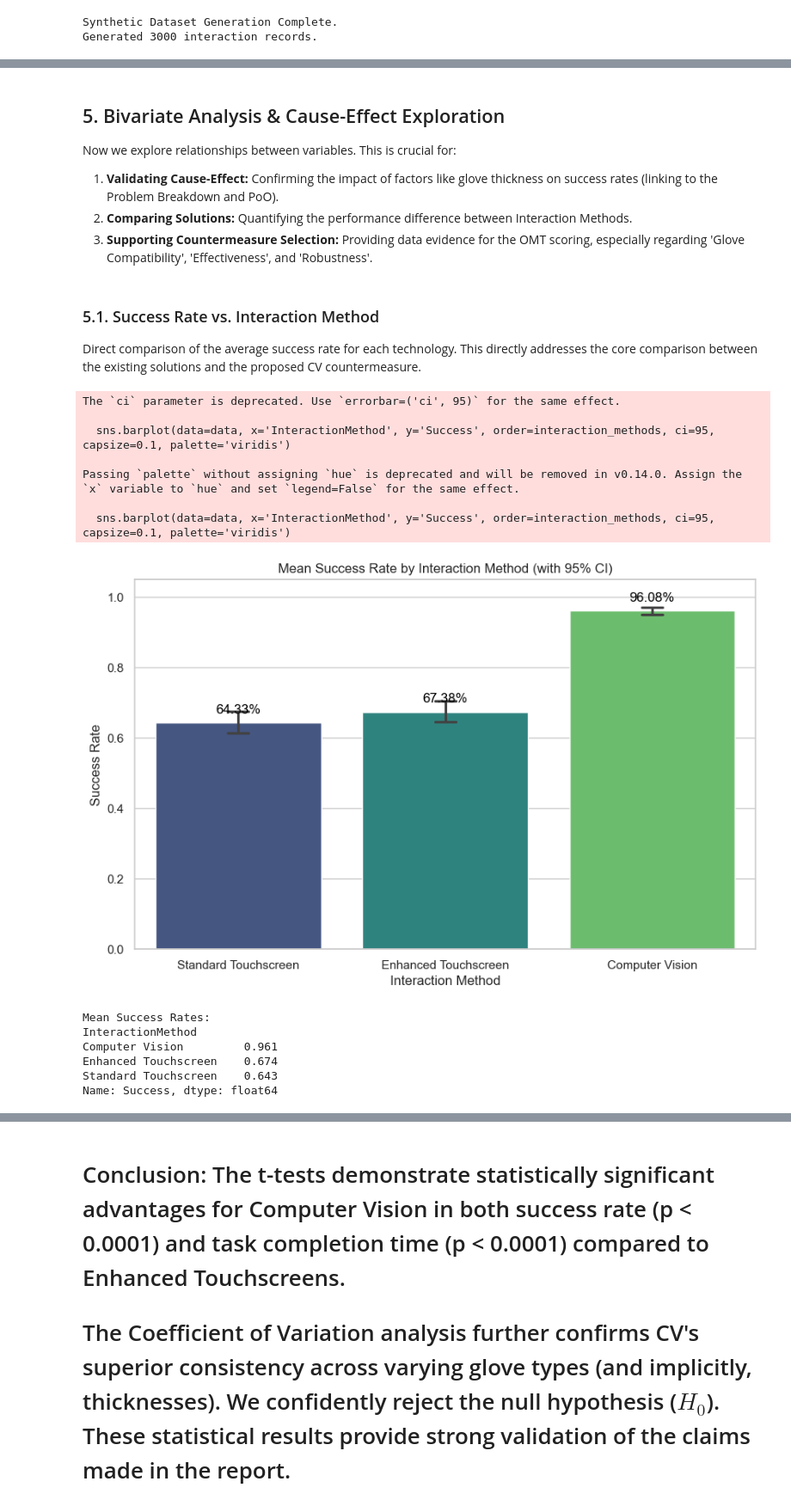
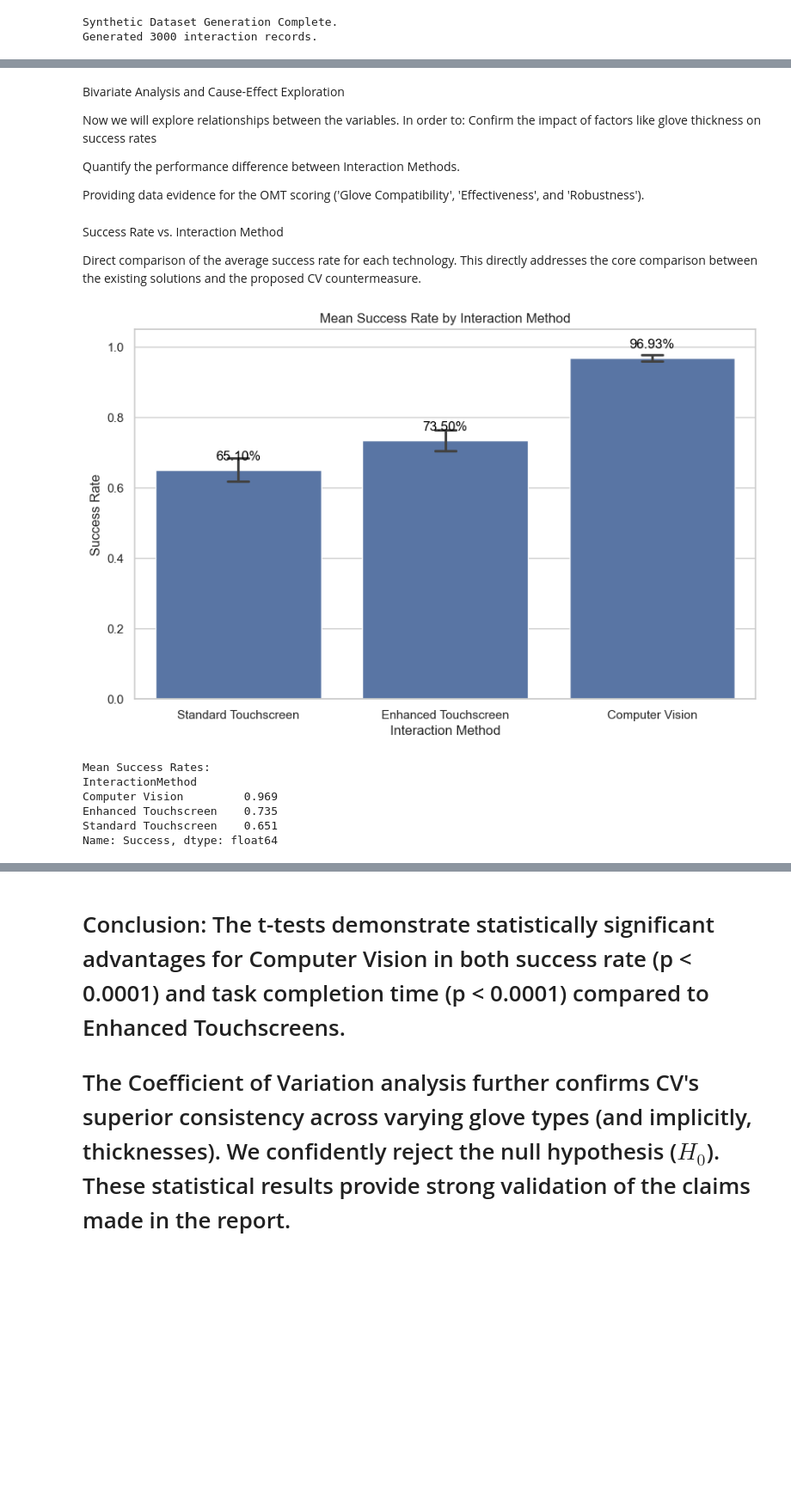
Before and after one commit to NoSkhil/gestureDetection, a Jupyter notebook: statistical_analysis.ipynb, the cells around one changed output, grey strips where cells are left out. Shown at 86% size. Cells and saved outputs as stored; diff of their text form; code cells hidden in the pictures; blank space fills up the shorter version.

```diff
--- a/statistical_analysis.ipynb
+++ b/statistical_analysis.ipynb
@@ -276,46 +273,41 @@ plt.show()
 # %% [markdown]
-## 5. Bivariate Analysis & Cause-Effect Exploration
+Bivariate Analysis and Cause-Effect Exploration
 
-Now we explore relationships between variables. This is crucial for:
-1.  **Validating Cause-Effect:** Confirming the impact of factors like glove thickness on success rates (linking to the Problem Breakdown and PoO).
-2.  **Comparing Solutions:** Quantifying the performance difference between Interaction Methods.
-3.  **Supporting Countermeasure Selection:** Providing data evidence for the OMT scoring, especially regarding 'Glove Compatibility', 'Effectiveness', and 'Robustness'.
+Now we will explore relationships between the variables. In order to:
+Confirm the impact of factors like glove thickness on success rates
+
+Quantify the performance difference between Interaction Methods.
+
+Providing data evidence for the OMT scoring ('Glove Compatibility', 'Effectiveness', and 'Robustness').
 # %% [markdown]
-### 5.1. Success Rate vs. Interaction Method
+Success Rate vs. Interaction Method
 
 Direct comparison of the average success rate for each technology. This directly addresses the core comparison between the existing solutions and the proposed CV countermeasure.
 # %%
 plt.figure(figsize=(10, 6))
-sns.barplot(data=data, x='InteractionMethod', y='Success', order=interaction_methods, ci=95, capsize=0.1, palette='viridis')
-plt.title('Mean Success Rate by Interaction Method (with 95% CI)')
+sns.barplot(data=data, x='InteractionMethod', y='Success', order=interaction_methods, capsize=0.1)
+plt.title('Mean Success Rate by Interaction Method')
 plt.ylabel('Success Rate')
 plt.xlabel('Interaction Method')
 plt.ylim(0, 1.05) # Set y-axis limit to 0-100%
 
 # Add text labels for mean rates
 ax = plt.gca()
 means = data.groupby('InteractionMethod')['Success'].mean()
 for i, method in enumerate(interaction_methods):
     mean_val = means.loc[method]
     ax.text(i, mean_val + 0.02, f'{mean_val:.2%}', ha='center', va='bottom', fontsize=12, color='black')
 
 plt.show()
 
 print("Mean Success Rates:")
 print(means.round(3))
 # %% [output]
+[figure, new version]
-The `ci` parameter is deprecated. Use `errorbar=('ci', 95)` for the same effect.
-
-  sns.barplot(data=data, x='InteractionMethod', y='Success', order=interaction_methods, ci=95, capsize=0.1, palette='viridis')
-
-Passing `palette` without assigning `hue` is deprecated and will be removed in v0.14.0. Assign the `x` variable to `hue` and set `legend=False` for the same effect.
-
-  sns.barplot(data=data, x='InteractionMethod', y='Success', order=interaction_methods, ci=95, capsize=0.1, palette='viridis')
+Mean Success Rates:
+InteractionMethod
+Computer Vision         0.969
+Enhanced Touchscreen    0.735
+Standard Touchscreen    0.651
+Name: Success, dtype: float64
-[figure, old version]
-Mean Success Rates:
-InteractionMethod
-Computer Vision         0.961
-Enhanced Touchscreen    0.674
-Standard Touchscreen    0.643
-Name: Success, dtype: float64
 # %% [markdown]
```
Also changed, not shown: parts of 32 cells of this notebook.
